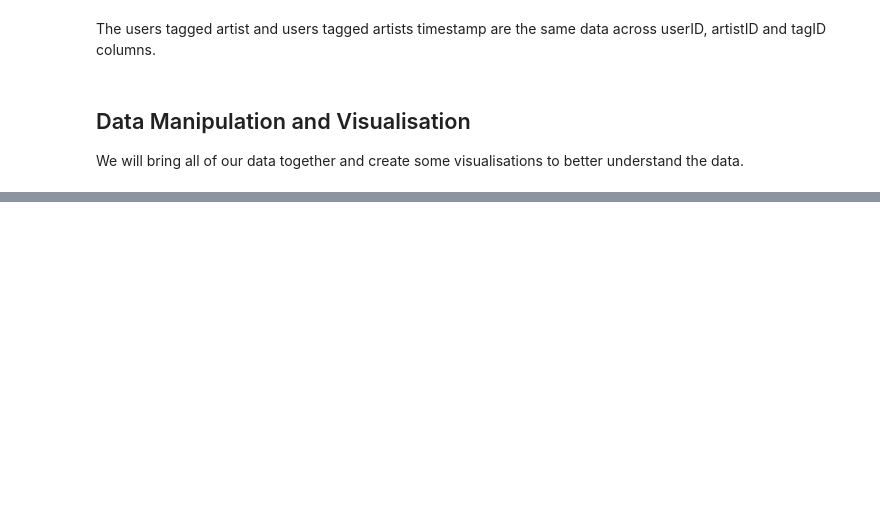
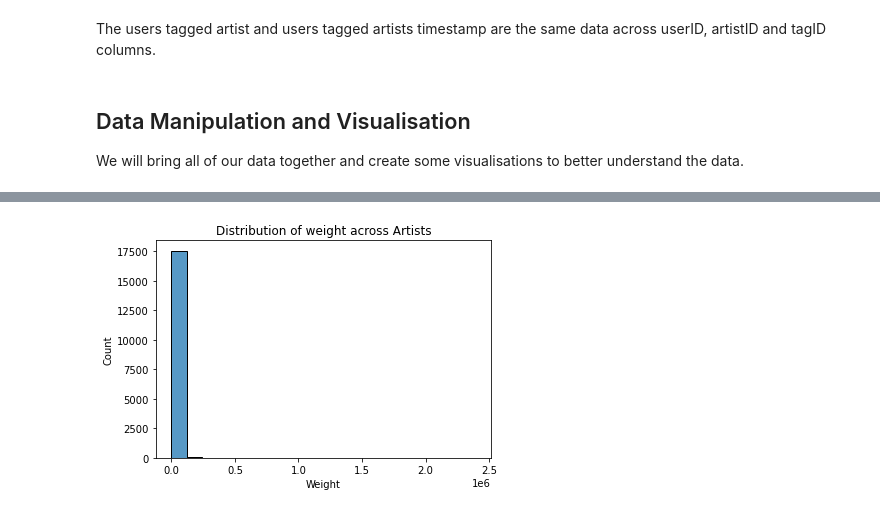
Before and after one commit to dockreg/ca4015_assignment_3, a Jupyter notebook: Data_Exploration.ipynb, the cells around one changed output, grey strips where cells are left out. Saved outputs shown, nothing was run; the diff lists cells and outputs as text; code cells hidden in the pictures; blank space fills up the shorter version.

```diff
--- a/Data_Exploration.ipynb
+++ b/Data_Exploration.ipynb
@@ -439,0 +418,3 @@ def split_dataframe(df, holdout_fraction=0.1):
+# %%
+merged_ua_a = pd.merge(user_artists, artists, how='left', left_on='artistID', right_on='id')
+merged_ua_a.head()
@@ -439,0 +430,4 @@ def split_dataframe(df, holdout_fraction=0.1):
+# %%
+top_artist = merged_ua_a[['weight', 'name']].groupby('name').sum().reset_index()
+
+top_artist
@@ -439,0 +448,9 @@ def split_dataframe(df, holdout_fraction=0.1):
+# %%
+#Display distribution of artists cumulative weights
+sns.histplot(x='weight', data=top_artist, palette=r, bins=20)
+plt.title('Distribution of weight across Artists')
+plt.ylabel('Count')
+plt.xlabel('Weight')
+plt.show()
+# %% [output]
+[figure, added]
```
Also changed, not shown: parts of 42 cells of this notebook.
